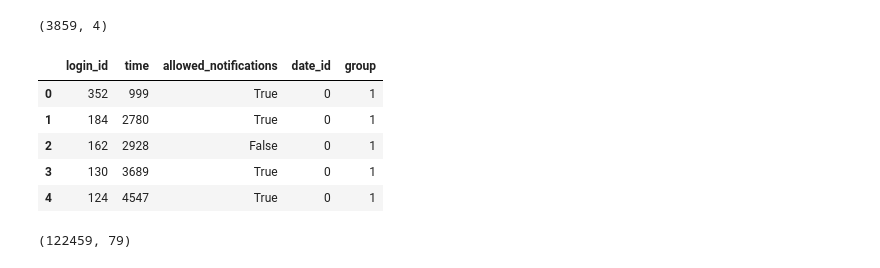
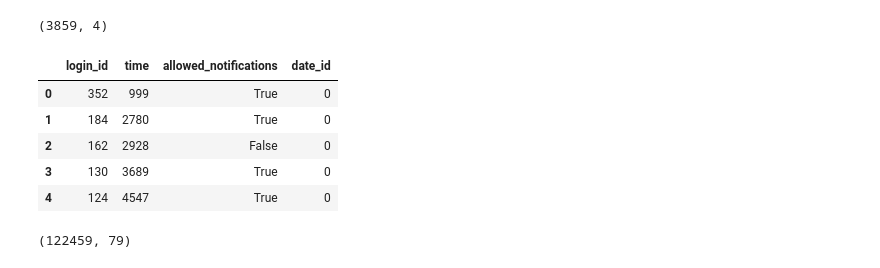
Before and after one commit to olimpijada72/A_B_testing, a Jupyter notebook: notebooks/initial_eda.ipynb, the cells around one changed output. Drawn from its saved outputs; the diff is of its cells as text; code cells hidden in the pictures.

```diff
--- a/notebooks/initial_eda.ipynb
+++ b/notebooks/initial_eda.ipynb
@@ -163,14 +164,14 @@ df_not.shape
 # %% [output]
 (3859, 4)
 # %%
-df.head()
+df_not.head()
 # %% [output]
-|  | login_id | time | allowed_notifications | date_id | group |
-| 0 | 352 | 999 | True | 0 | 1 |
-| 1 | 184 | 2780 | True | 0 | 1 |
-| 2 | 162 | 2928 | False | 0 | 1 |
-| 3 | 130 | 3689 | True | 0 | 1 |
-| 4 | 124 | 4547 | True | 0 | 1 |
+|  | login_id | time | allowed_notifications | date_id |
+| 0 | 352 | 999 | True | 0 |
+| 1 | 184 | 2780 | True | 0 |
+| 2 | 162 | 2928 | False | 0 |
+| 3 | 130 | 3689 | True | 0 |
+| 4 | 124 | 4547 | True | 0 |
 # %%
 file_path_user_history = "/Users/mipopovic/Desktop/A_B_testing/data/user_history.csv"
 df_us = pd.read_csv(file_path_user_history)
```
Also changed, not shown: parts of 61 cells of this notebook.
